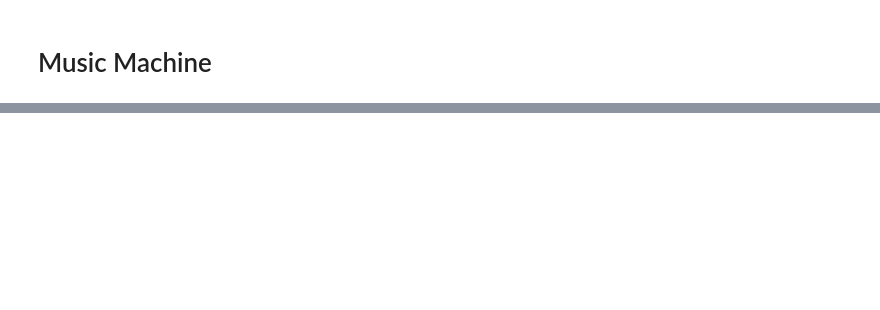
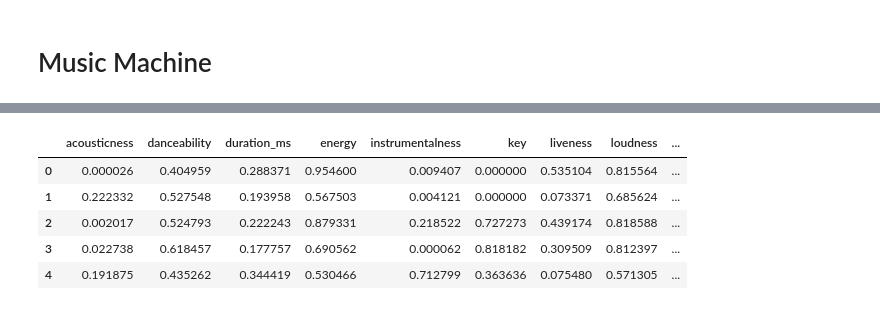
Before and after one commit to ninahew/music_machine, a Jupyter notebook: code/Marvelous Music Machine.ipynb, the cells around one changed output, grey strips where cells are left out. Saved outputs shown, nothing was run; the diff lists cells and outputs as text; code cells hidden in the pictures; blank space fills up the shorter version.

```diff
--- a/code/Marvelous Music Machine.ipynb
+++ b/code/Marvelous Music Machine.ipynb
@@ -46,0 +85,12 @@ for track in tracks:
+# %%
+from sklearn.preprocessing import MinMaxScaler
+scaler = MinMaxScaler()
+df_normalized = pd.DataFrame(scaler.fit_transform(df), columns = df.columns)
+df_normalized.head()
+# %% [output]
+|  | acousticness | danceability | duration_ms | energy | instrumentalness | key | liveness | loudness | ... |
+| 0 | 0.000026 | 0.404959 | 0.288371 | 0.954600 | 0.009407 | 0.000000 | 0.535104 | 0.815564 | ... |
+| 1 | 0.222332 | 0.527548 | 0.193958 | 0.567503 | 0.004121 | 0.000000 | 0.073371 | 0.685624 | ... |
+| 2 | 0.002017 | 0.524793 | 0.222243 | 0.879331 | 0.218522 | 0.727273 | 0.439174 | 0.818588 | ... |
+| 3 | 0.022738 | 0.618457 | 0.177757 | 0.690562 | 0.000062 | 0.818182 | 0.309509 | 0.812397 | ... |
+| 4 | 0.191875 | 0.435262 | 0.344419 | 0.530466 | 0.712799 | 0.363636 | 0.075480 | 0.571305 | ... |
```
Also changed, not shown: parts of 11 cells of this notebook, 1 other file.
